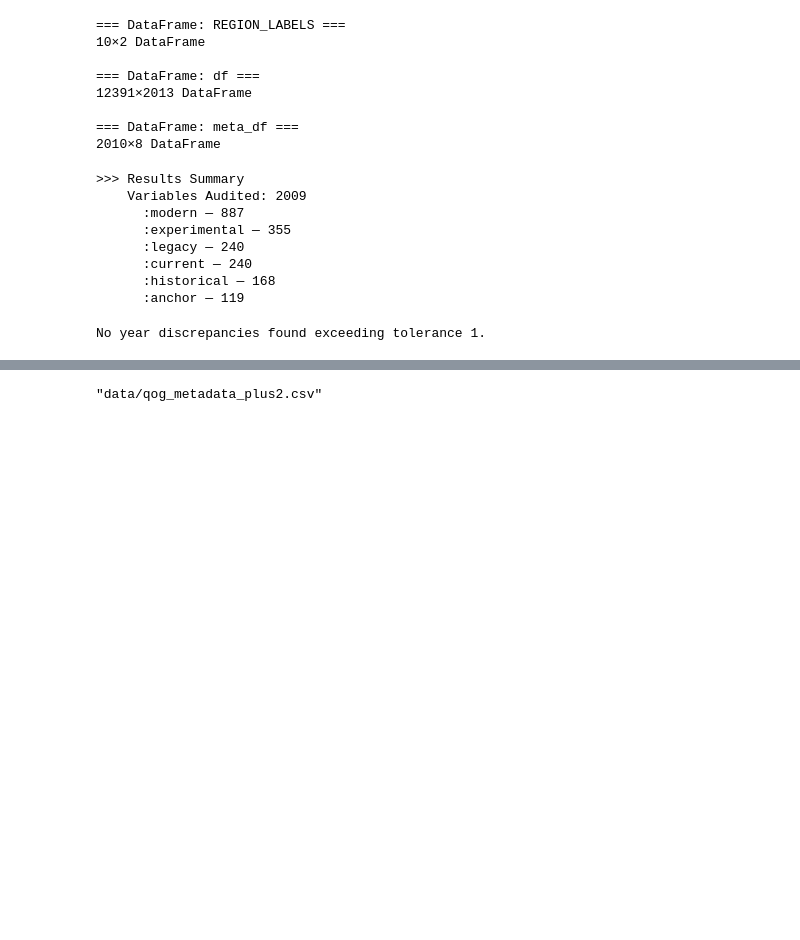
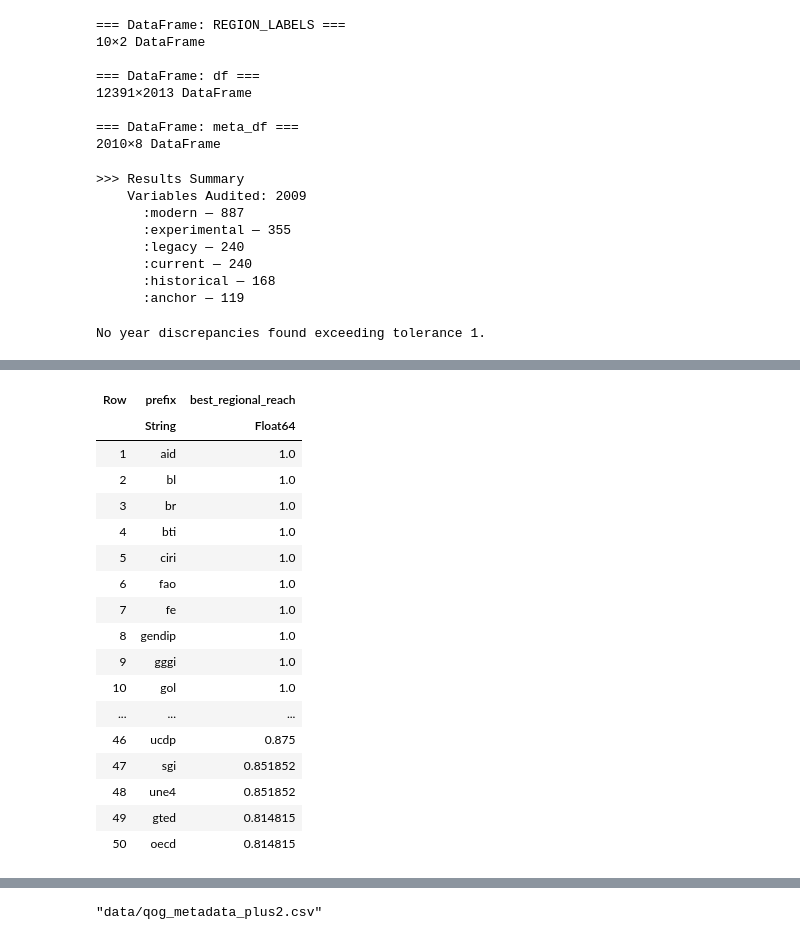
Before and after one commit to gary-dalton/criticality-index, a Jupyter notebook: work/enrich_meta.ipynb, the cells around one changed output, grey strips where cells are left out. Cells and saved outputs as stored; diff of their text form; code cells hidden in the pictures; blank space fills up the shorter version.

```diff
--- a/work/enrich_meta.ipynb
+++ b/work/enrich_meta.ipynb
@@ -78,3 +64,8 @@ meta_plus1 = enrich_metadata_with_lifespan();
 check_year_discrepancies(meta_plus1)
 # %% [output]
 No year discrepancies found exceeding tolerance 1.
+# %%
+
+meta = meta_plus1
+# Pre-compute the universe as the script does
+regional_universe = compute_regional_country_universe(df);
@@ -80,0 +156,56 @@ No year discrepancies found exceeding tolerance 1.
+# %%
+"""
+Performs a geographic audit at the 'Peak Year' for each slug
+currently classified as :other.
+"""
+function peak_year_geo_audit(df, meta_df, regional_universe)
+    # 1. Filter for slugs currently not classified as regional
+    other_slugs = subset(meta_df, :ggis_geo_classification => ByRow(isequal(:other))).slug
+
+    results = DataFrame(
+        slug = String[],
+        prefix = String[],
+        peak_year = Int[],
+        peak_count = Int[],
+        max_regional_pen = Float64[]
+    )
+
+    println("Auditing $(length(other_slugs)) slugs at their peak...")
+
+    for slug in other_slugs
+        slug_sym = Symbol(slug)
+        !(slug_sym in propertynames(df)) && continue
+
+        # Find the year with the maximum number of non-missing observations
+        counts_by_year = combine(groupby(df, :ident_year),
+            slug_sym => (x -> sum(.!ismissing.(x))) => :count)
+
+        max_idx = argmax(counts_by_year.count)
+        peak_year = counts_by_year.ident_year[max_idx]
+        peak_count = counts_by_year.count[max_idx]
+
+        peak_count == 0 && continue
+
+        # Calculate regional penetrations at THIS peak year
+        regional_pens = compute_regional_penetrations(df, slug_sym, peak_year, regional_universe)
+        max_pen = maximum(regional_pens)
+
+        prefix = subset(meta_df, :slug => ByRow(isequal(slug))).prefix[1]
+
+        push!(results, (slug, prefix, peak_year, peak_count, max_pen))
+    end
+
+    # Group by prefix to see which ones hit the 0.80 threshold at their peak
+    summary = combine(groupby(results, :prefix),
+        :max_regional_pen => maximum => :best_regional_reach)
+
+    return sort!(summary, :best_regional_reach, rev=true)
+end
+
+# Run the audit
+peak_audit = peak_year_geo_audit(df, meta_plus2, regional_universe)
+
+# Display prefixes that reach at least 80% at their peak
+println("\n>>> Top Potential Regional Prefixes (at Peak Year)")
+display(peak_audit[peak_audit.best_regional_reach .>= 0.80, :])
+# %% [output]
@@ -80,0 +217,18 @@ No year discrepancies found exceeding tolerance 1.
+| Row | prefix | best_regional_reach |
+|  | String | Float64 |
+| 1 | aid | 1.0 |
+| 2 | bl | 1.0 |
+| 3 | br | 1.0 |
+| 4 | bti | 1.0 |
+| 5 | ciri | 1.0 |
+| 6 | fao | 1.0 |
+| 7 | fe | 1.0 |
+| 8 | gendip | 1.0 |
+| 9 | gggi | 1.0 |
+| 10 | gol | 1.0 |
+| ... | ... | ... |
+| 46 | ucdp | 0.875 |
+| 47 | sgi | 0.851852 |
+| 48 | une4 | 0.851852 |
+| 49 | gted | 0.814815 |
+| 50 | oecd | 0.814815 |
```
Also changed, not shown: parts of 14 cells of this notebook, 4 other files.
